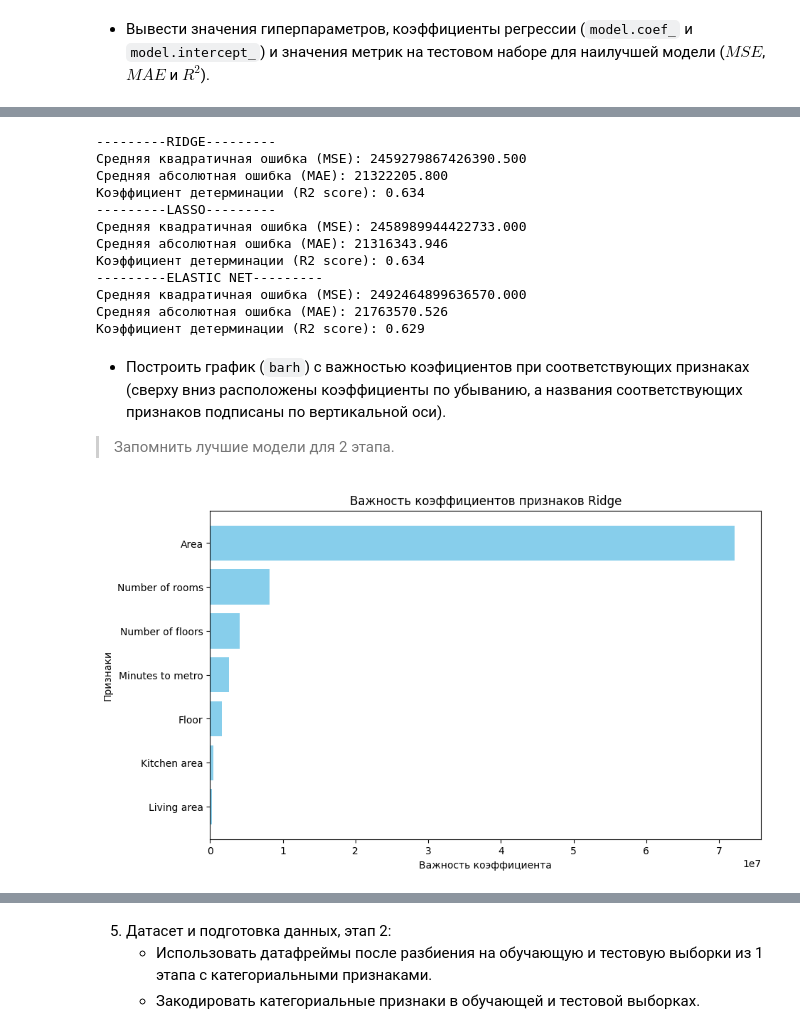
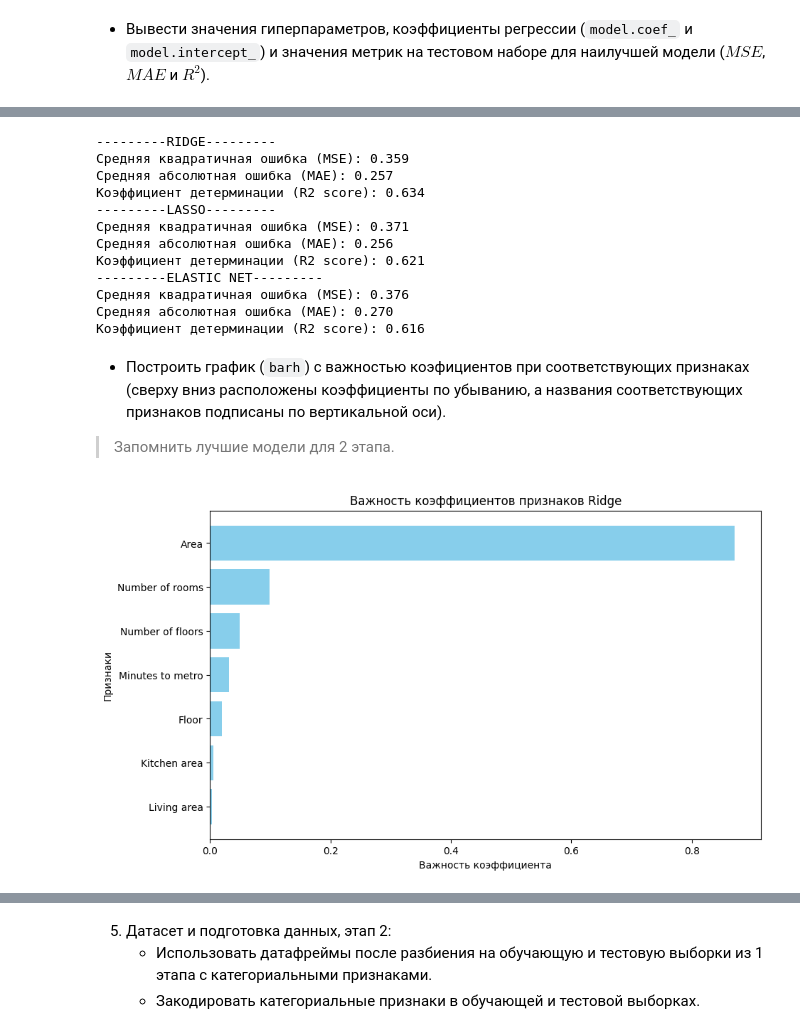
Before and after one commit to Mr-Egorchik/AI-Tech, a Jupyter notebook: 6133_ChitorkinEE_lab_5_regression.ipynb, the cells around one changed output, grey strips where cells are left out. Cells and saved outputs as stored; diff of their text form; code cells hidden in the pictures.

```diff
--- a/6133_ChitorkinEE_lab_5_regression.ipynb
+++ b/6133_ChitorkinEE_lab_5_regression.ipynb
@@ -95,6 +95,9 @@ X_scaled.head()
 | 2 | Secondary | Мякинино | 0.340311 | Moscow region | -0.684669 | -0.398830 | -0.585413 | ... |
 | 3 | Secondary | Строгино | -0.626758 | Moscow region | -0.684669 | -0.539248 | -0.590659 | ... |
 | 4 | Secondary | Опалиха | -0.949114 | Moscow region | -0.684669 | -0.501218 | -0.611644 | ... |
+# %%
+y_scaler = StandardScaler()
+y = pd.DataFrame(scaler.fit_transform(pd.DataFrame(y)), columns=['Price'])
 # %% [markdown]
    - Визуализировать `heatmap`-матрицу кореллированности признаков.
 # %%
@@ -278,36 +281,36 @@ print(f"Средняя абсолютная ошибка (MAE): {MAE(y_test, y_p
 print(f"Коэффициент детерминации (R2 score): {R2(y_test, y_pred):.3f}")
 # %% [output]
 ---------RIDGE---------
-Средняя квадратичная ошибка (MSE): 2459279867426390.500
-Средняя абсолютная ошибка (MAE): 21322205.800
+Средняя квадратичная ошибка (MSE): 0.359
+Средняя абсолютная ошибка (MAE): 0.257
 Коэффициент детерминации (R2 score): 0.634
 ---------LASSO---------
-Средняя квадратичная ошибка (MSE): 2458989944422733.000
-Средняя абсолютная ошибка (MAE): 21316343.946
-Коэффициент детерминации (R2 score): 0.634
+Средняя квадратичная ошибка (MSE): 0.371
+Средняя абсолютная ошибка (MAE): 0.256
+Коэффициент детерминации (R2 score): 0.621
 ---------ELASTIC NET---------
-Средняя квадратичная ошибка (MSE): 2492464899636570.000
-Средняя абсолютная ошибка (MAE): 21763570.526
-Коэффициент детерминации (R2 score): 0.629
+Средняя квадратичная ошибка (MSE): 0.376
+Средняя абсолютная ошибка (MAE): 0.270
+Коэффициент детерминации (R2 score): 0.616
 # %% [markdown]
    - Построить график (`barh`) с важностью коэфициентов при соответствующих признаках (сверху вниз расположены коэффициенты по убыванию, а названия соответствующих признаков подписаны по вертикальной оси).
 
    > Запомнить лучшие модели для 2 этапа.
 # %%
-coefficients = best_ridge.coef_
+coefficients = best_ridge.coef_[0]
 feature_names = numeric
 
 sorted_indexes = np.argsort(np.abs(coefficients))[::-1].tolist()
 
 plt.figure(figsize=(10, 6))
 plt.barh(np.array(feature_names)[sorted_indexes], np.abs(coefficients)[sorted_indexes], color='skyblue')
 plt.xlabel('Важность коэффициента')
 plt.ylabel('Признаки')
 plt.title('Важность коэффициентов признаков Ridge')
 plt.gca().invert_yaxis()
 plt.show()
 # %% [output]
-[figure, old version]
+[figure, new version]
 # %%
 coefficients = best_lasso.coef_
 feature_names = numeric
```
Also changed, not shown: parts of 15 cells of this notebook.
